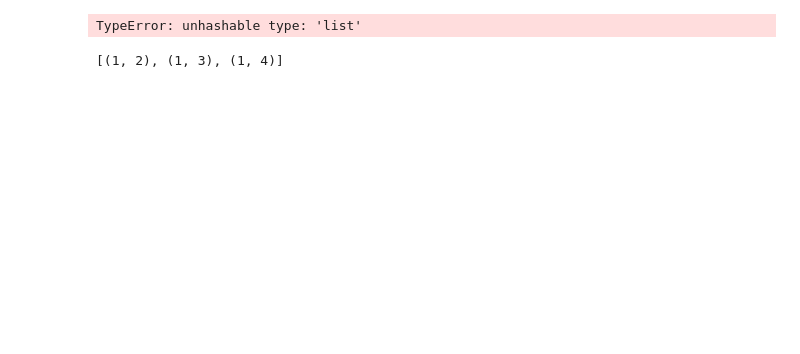
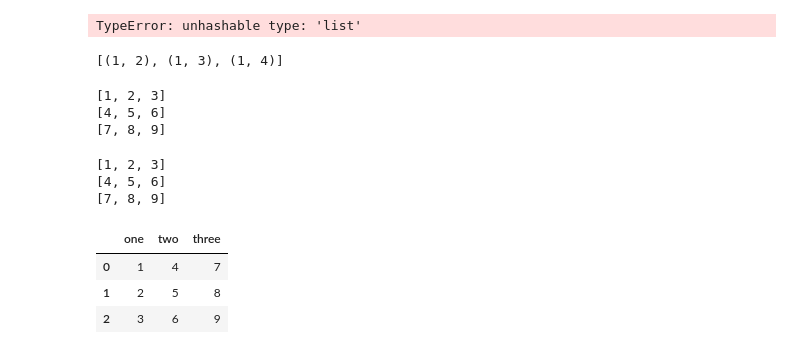
Before and after one commit to austinkennedy/Hathitrust, a Jupyter notebook: code/topic_volume_weights.ipynb, the cells around one changed output. Drawn from its saved outputs; the diff is of its cells as text; code cells hidden in the pictures; blank space fills up the shorter version.

```diff
--- a/code/topic_volume_weights.ipynb
+++ b/code/topic_volume_weights.ipynb
@@ -51,3 +81,34 @@ list(itertools.product(num, religion))
 # %%
 t =list(itemgetter(*ls)(moving_average_shares[1510]))
 sum(t)
+# %%
+l1 = [1,2,3]
+l2 = [4,5,6]
+l3 = [7,8,9]
+
+test = [l1,l2,l3]
+for t in test:
+    print(t)
+# %% [output]
+[1, 2, 3]
+[4, 5, 6]
+[7, 8, 9]
+# %%
+mydict = {
+    'one':l1,
+    'two':l2,
+    'three':l3}
+
+for l in mydict:
+    print(mydict[l])
+
+df = pd.DataFrame.from_dict(mydict)
+df
+# %% [output]
+[1, 2, 3]
+[4, 5, 6]
+[7, 8, 9]
+|  | one | two | three |
+| 0 | 1 | 4 | 7 |
+| 1 | 2 | 5 | 8 |
+| 2 | 3 | 6 | 9 |
```
Also changed, not shown: parts of 6 cells of this notebook, 4 other files.
